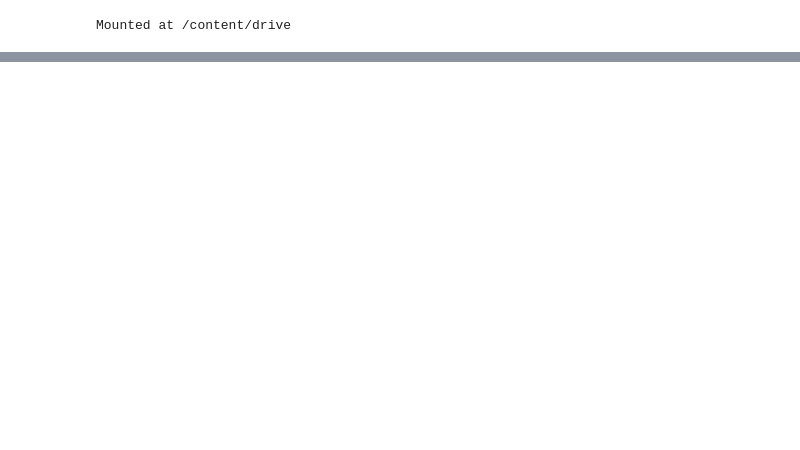
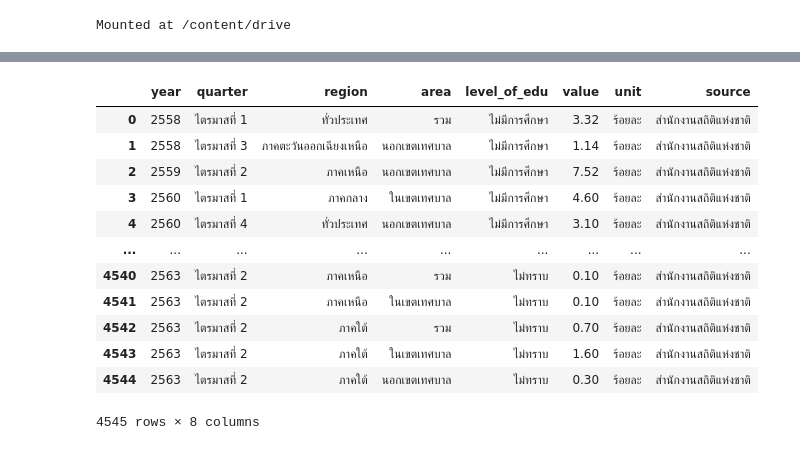
Before and after one commit to Jittiya/Co-operative-Education-Science., a Jupyter notebook: Test_data.ipynb, the cells around one changed output, grey strips where cells are left out. Saved outputs shown, nothing was run; the diff lists cells and outputs as text; code cells hidden in the pictures; blank space fills up the shorter version.

```diff
--- a/Test_data.ipynb
+++ b/Test_data.ipynb
@@ -24,0 +62,17 @@ data1
+# %%
+data4 = pd.read_csv(os.path.join(path,'OS_02_0016_02.csv'))
+data4
+# %% [output]
+|  | year | quarter | region | area | level_of_edu | value | unit | source |
+| 0 | 2558 | ไตรมาสที่ 1 | ทั่วประเทศ | รวม | ไม่มีการศึกษา | 3.32 | ร้อยละ | สำนักงานสถิติแห่งชาติ |
+| 1 | 2558 | ไตรมาสที่ 3 | ภาคตะวันออกเฉียงเหนือ | นอกเขตเทศบาล | ไม่มีการศึกษา | 1.14 | ร้อยละ | สำนักงานสถิติแห่งชาติ |
+| 2 | 2559 | ไตรมาสที่ 2 | ภาคเหนือ | นอกเขตเทศบาล | ไม่มีการศึกษา | 7.52 | ร้อยละ | สำนักงานสถิติแห่งชาติ |
+| 3 | 2560 | ไตรมาสที่ 1 | ภาคกลาง | ในเขตเทศบาล | ไม่มีการศึกษา | 4.60 | ร้อยละ | สำนักงานสถิติแห่งชาติ |
+| 4 | 2560 | ไตรมาสที่ 4 | ทั่วประเทศ | นอกเขตเทศบาล | ไม่มีการศึกษา | 3.10 | ร้อยละ | สำนักงานสถิติแห่งชาติ |
+| ... | ... | ... | ... | ... | ... | ... | ... | ... |
+| 4540 | 2563 | ไตรมาสที่ 2 | ภาคเหนือ | รวม | ไม่ทราบ | 0.10 | ร้อยละ | สำนักงานสถิติแห่งชาติ |
+| 4541 | 2563 | ไตรมาสที่ 2 | ภาคเหนือ | ในเขตเทศบาล | ไม่ทราบ | 0.10 | ร้อยละ | สำนักงานสถิติแห่งชาติ |
+| 4542 | 2563 | ไตรมาสที่ 2 | ภาคใต้ | รวม | ไม่ทราบ | 0.70 | ร้อยละ | สำนักงานสถิติแห่งชาติ |
+| 4543 | 2563 | ไตรมาสที่ 2 | ภาคใต้ | ในเขตเทศบาล | ไม่ทราบ | 1.60 | ร้อยละ | สำนักงานสถิติแห่งชาติ |
+| 4544 | 2563 | ไตรมาสที่ 2 | ภาคใต้ | นอกเขตเทศบาล | ไม่ทราบ | 0.30 | ร้อยละ | สำนักงานสถิติแห่งชาติ |
+4545 rows × 8 columns
```
Also changed, not shown: parts of 4 cells of this notebook.
